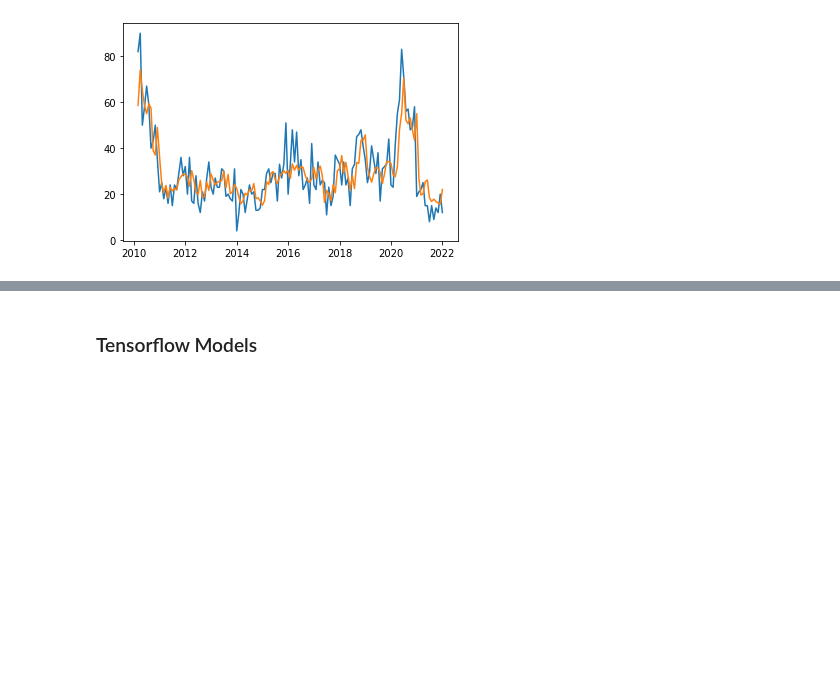
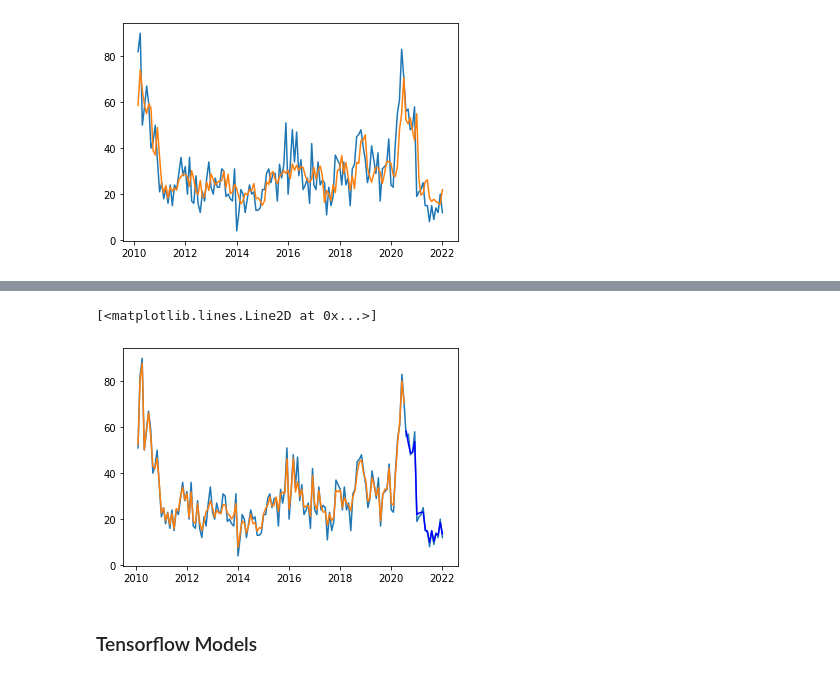
Before and after one commit to lwarner100/ISOM-455-Project, a Jupyter notebook: env.ipynb, the cells around one changed output, grey strips where cells are left out. Cells and saved outputs as stored; diff of their text form; code cells hidden in the pictures; blank space fills up the shorter version.

```diff
--- a/env.ipynb
+++ b/env.ipynb
@@ -518,3 +533,13 @@ plt.plot(model_df.index,neighbor.predict(model_df[cols]))
+# %%
+grad = GradientBoostingRegressor().fit(model_df[feats],model_df.default)
+# %%
+plt.plot(model_df.index,model_df.default)
+plt.plot(train_df.index,grad.predict(train_df[feats]))
+
+plt.plot(test_df.index,grad.predict(test_df[feats]),color='Blue')
+# %% [output]
+[<matplotlib.lines.Line2D at 0x...>]
+[figure, added]
 # %% [markdown]
 ### Tensorflow Models
 # %% [markdown]
```
Also changed, not shown: parts of 7 cells of this notebook.
